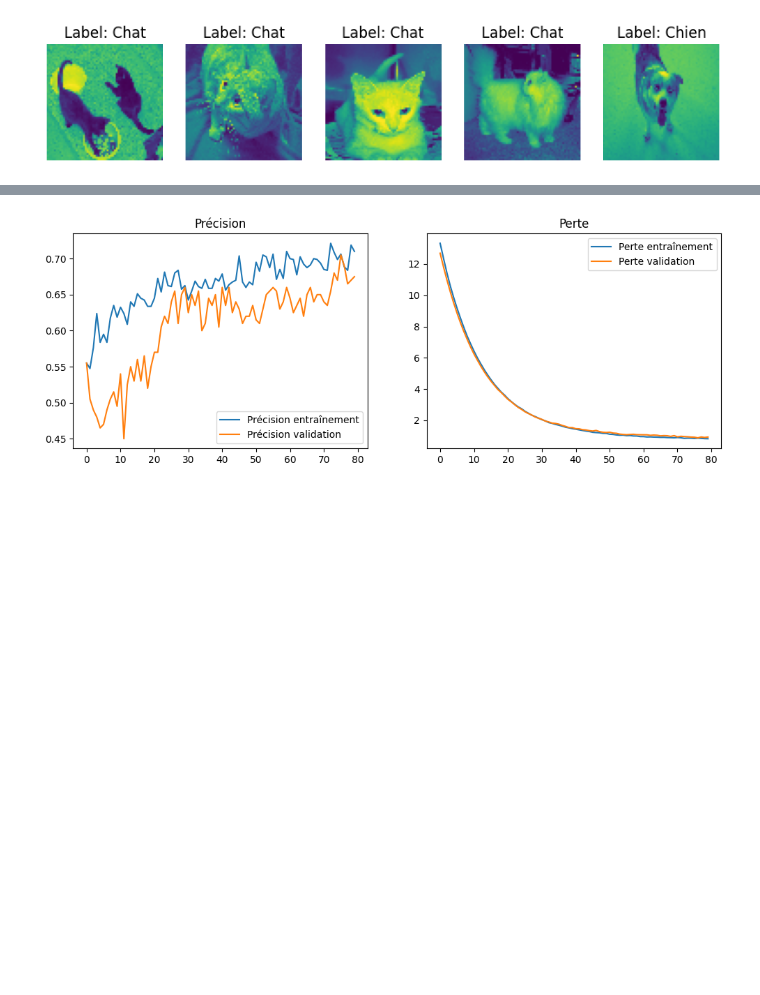
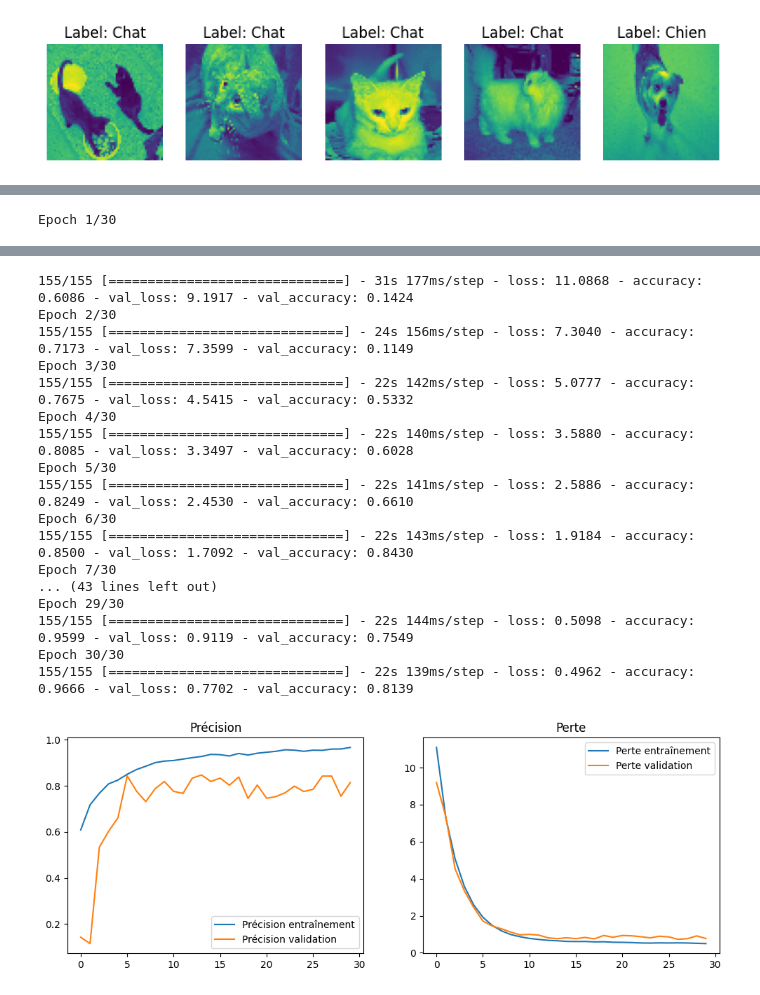
Before and after one commit to Yassin97440/cat-vs-dog, a Jupyter notebook: cat_vs_dog_TF.ipynb, the cells around one changed output, grey strips where cells are left out. Drawn from its saved outputs; the diff is of its cells as text; code cells hidden in the pictures; blank space fills up the shorter version.

```diff
--- a/cat_vs_dog_TF.ipynb
+++ b/cat_vs_dog_TF.ipynb
@@ -55,0 +56,15 @@ Forme de X_train: (1000, 64, 64, 1)
+# %%
+#exercice de pré processing pour préparer mes images
+#test sur une image d'abord
+from PIL import Image
+from numpy import asarray
+image = Image.open('dataset/training_set/cats/cat.2.jpg')
+
+img_matrix = asarray(image)
+
+# summarize some details about the image
+print(image.format)
+print(image.size)
+print(image.mode)
+
+print(img_matrix.shape) #c'est la shape RGB ou pas? jsuis pas sur (353, 405, 3)
@@ -69,13 +170,13 @@ data_augmentation = Sequential([
 
 # Création du modèle CNN avec explications
 model = Sequential([
-    data_augmentation,
+    # data_augmentation,
     # Première couche de convolution
     # 32 : nombre de filtres (détecteurs de caractéristiques)
     # (3, 3) : taille de la fenêtre de convolution
     # activation='relu' : fonction d'activation qui garde les valeurs positives
     # input_shape : forme de nos images (hauteur, largeur, canaux)
-    Conv2D(16, (3, 3), activation='relu', padding='same', kernel_regularizer=l2(0.01), input_shape=(64, 64, 1)),
+    Conv2D(16, (3, 3), activation='relu', padding='same', kernel_regularizer=l2(0.01), input_shape=(128, 128, 3)),
     # Réduction de la dimension spatiale par 2
     MaxPooling2D(2, 2),
     tf.keras.layers.BatchNormalization(),
@@ -128,7 +234,7 @@ early_stopping = tf.keras.callbacks.EarlyStopping(
 # Entraînement du modèle
 history = model.fit(
     X_train, y_train,
-    epochs=80,
+    epochs=30,
     batch_size=32,
     validation_split=0.2,  # Utilise 20% des données d'entraînement pour la validation
     verbose=1
@@ -176,0 +267 @@ Epoch 80/80
+Epoch 1/30
@@ -177,4 +269,21 @@ Epoch 80/80
+155/155 [==============================] - 31s 177ms/step - loss: 11.0868 - accuracy: 0.6086 - val_loss: 9.1917 - val_accuracy: 0.1424
+Epoch 2/30
+155/155 [==============================] - 24s 156ms/step - loss: 7.3040 - accuracy: 0.7173 - val_loss: 7.3599 - val_accuracy: 0.1149
+Epoch 3/30
+155/155 [==============================] - 22s 142ms/step - loss: 5.0777 - accuracy: 0.7675 - val_loss: 4.5415 - val_accuracy: 0.5332
+Epoch 4/30
+155/155 [==============================] - 22s 140ms/step - loss: 3.5880 - accuracy: 0.8085 - val_loss: 3.3497 - val_accuracy: 0.6028
+Epoch 5/30
+155/155 [==============================] - 22s 141ms/step - loss: 2.5886 - accuracy: 0.8249 - val_loss: 2.4530 - val_accuracy: 0.6610
+Epoch 6/30
+155/155 [==============================] - 22s 143ms/step - loss: 1.9184 - accuracy: 0.8500 - val_loss: 1.7092 - val_accuracy: 0.8430
+Epoch 7/30
+... (43 lines left out)
+Epoch 29/30
+155/155 [==============================] - 22s 144ms/step - loss: 0.5098 - accuracy: 0.9599 - val_loss: 0.9119 - val_accuracy: 0.7549
+Epoch 30/30
+155/155 [==============================] - 22s 139ms/step - loss: 0.4962 - accuracy: 0.9666 - val_loss: 0.7702 - val_accuracy: 0.8139
-[figure, old version]
+[figure, new version]
 # %%
 # Évaluation sur les données de test
 test_loss, test_accuracy = model.evaluate(X_test, y_test)
```
Also changed, not shown: parts of 11 cells of this notebook.
